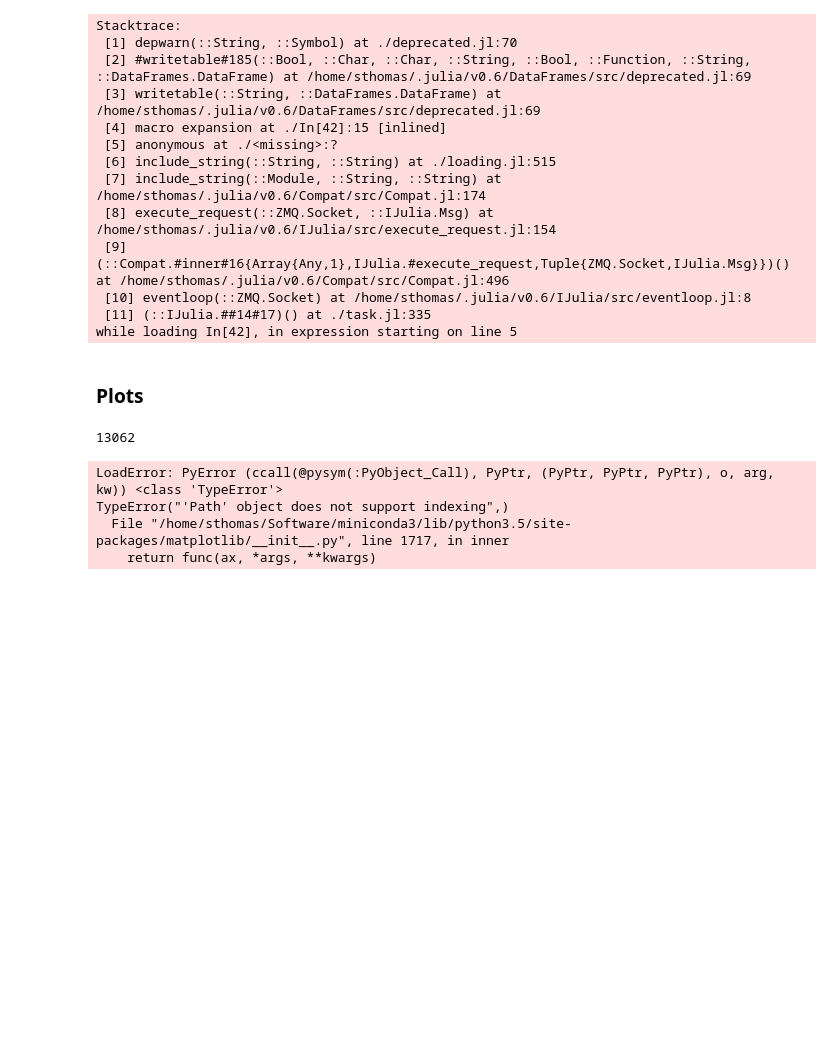
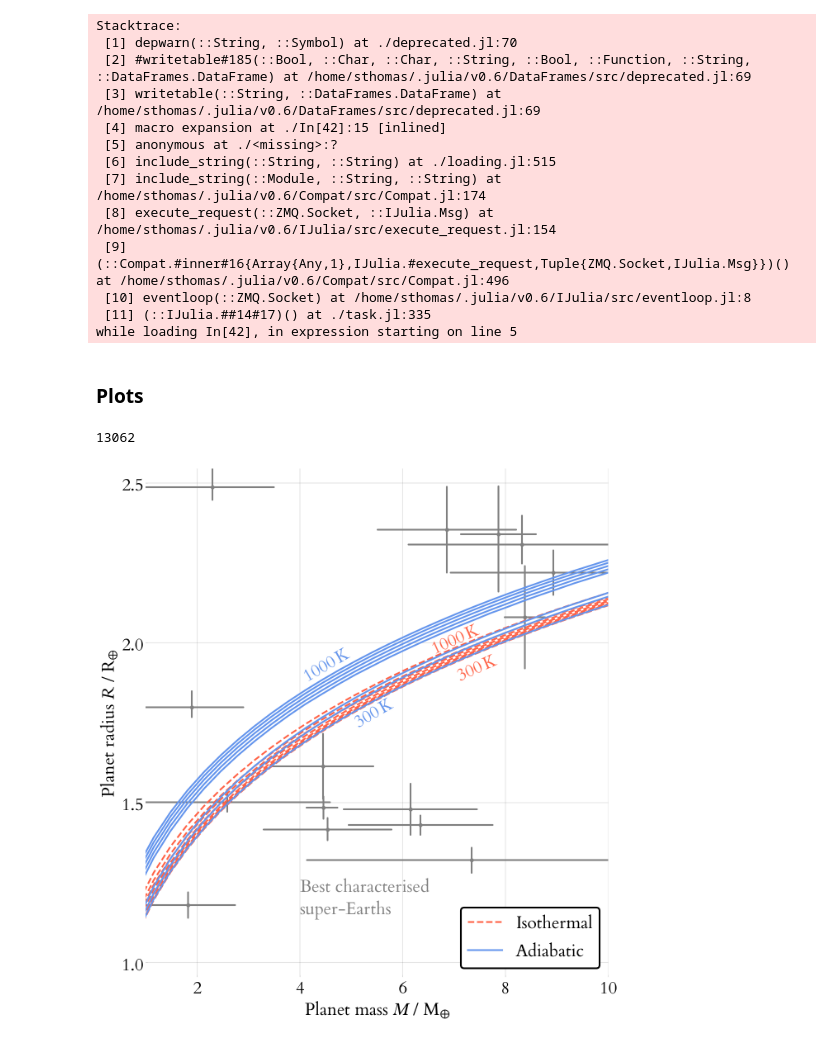
Before and after one commit to swt30/thesis, a Jupyter notebook: chapters/03-models/03-models-plots.ipynb, the cells around one changed output. Cells and saved outputs as stored; diff of their text form; code cells hidden in the pictures; blank space fills up the shorter version.

```diff
--- a/chapters/03-models/03-models-plots.ipynb
+++ b/chapters/03-models/03-models-plots.ipynb
@@ -602,37 +620,35 @@ function plot_isotherms_vs_adiabats(source)
     Mlabel = L"Planet mass $M$ / M$_⊕$"
     Rlabel = L"Planet radius $R$ / R$_⊕$"
 
     @with smallplanets begin
         scatter(:MASS*M_earth, :R*R_earth, label="",
             xerr=(:MASSUPPER*M_earth,:MASSLOWER*M_earth),
             yerr=(:RUPPER*R_earth, :RLOWER*R_earth),
             marker=stroke(0.5,"grey"),
             markersize=0)
         scatter!(:MASS*M_earth, :R*R_earth, label="", markercolor="grey", markerstrokewidth=0)
     end
     plot!(;xlim=Mlim, xformatter=Mfmt, xticks=Mticks, xlabel=Mlabel)
     plot!(;ylim=Rlim, yformatter=Rfmt, yticks=Rticks, ylabel=Rlabel)
     plot!(Ms_iso, Rs_iso, c=:tomato, s=:dash, lw=1, label="")
     plot!(Ms_ad, Rs_ad, c=:cornflowerblue, lw=1, label="")
     plot!([-99], [-99], c=:tomato, s=:dash, lw=1, label="Isothermal")
     plot!([-99], [-99], c=:cornflowerblue, lw=1, label="Adiabatic")
     xlims!(Mlim...)
+    plot!(framestyle = :grid)
 
     annotate_color!(5M_earth, 1.78R_earth, L"$300\,$K", :cornflowerblue, rotation=30)
     annotate_color!(4M_earth, 1.93R_earth, L"$1000\,$K", :cornflowerblue, rotation=30)
     annotate_color!(7M_earth, 1.92R_earth, L"$300\,$K", :tomato, rotation=24)
     annotate_color!(6.5M_earth, 2.01R_earth, L"$1000\,$K", :tomato, rotation=24)
     annotate_color!(4M_earth, 1.2R_earth, "Best characterised\nsuper-Earths", :grey)
 end
 
 autofig("isotherms-vs-adiabats", Normal, vscale=1.6) do
     plot_isotherms_vs_adiabats("ogre")
 end;
 # %% [output]
-LoadError: PyError (ccall(@pysym(:PyObject_Call), PyPtr, (PyPtr, PyPtr, PyPtr), o, arg, kw)) <class 'TypeError'>
-TypeError("'Path' object does not support indexing",)
-  File "/home/sthomas/Software/miniconda3/lib/python3.5/site-packages/matplotlib/__init__.py", line 1717, in inner
-    return func(ax, *args, **kwargs)
+[figure, added]
 # %%
 function surface_pressure_plot(source)
     Ts = 300:100:1000
```
Also changed, not shown: parts of 5 cells of this notebook, 5 other files.
